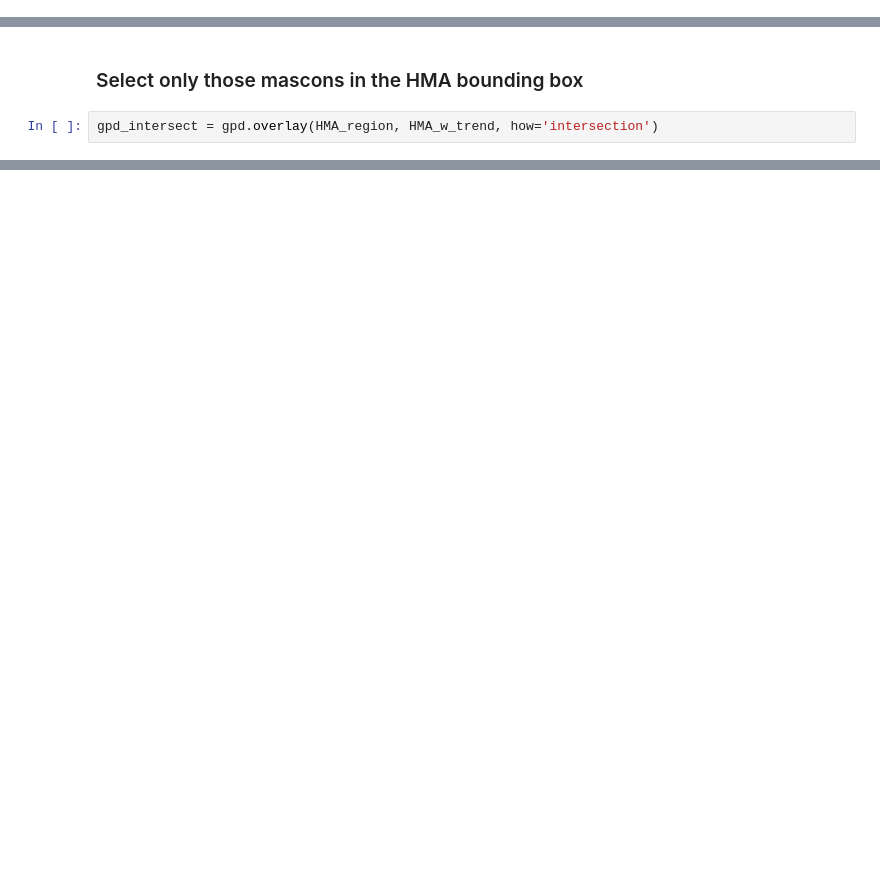
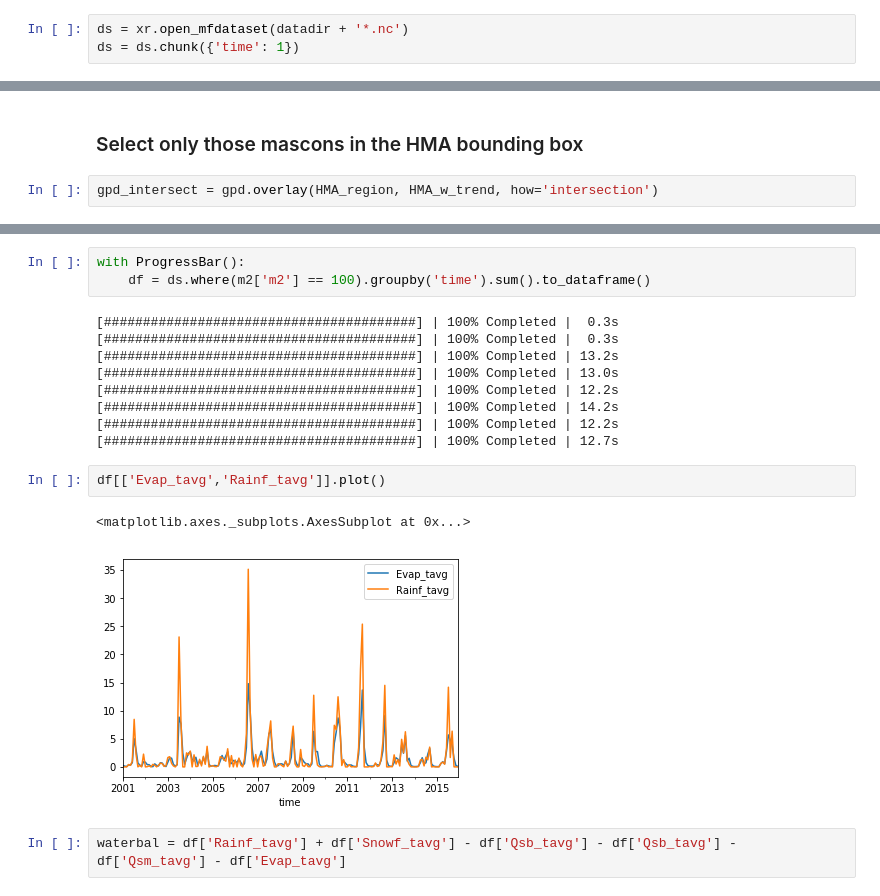
Before and after one commit to NASA-Planetary-Science/HiMAT, a Jupyter notebook: Projects/GRACE_MASCON/GRACE_HMA.ipynb, the cells around one changed output, grey strips where cells are left out. Cells and saved outputs as stored; diff of their text form; blank space fills up the shorter version.

```diff
--- a/Projects/GRACE_MASCON/GRACE_HMA.ipynb
+++ b/Projects/GRACE_MASCON/GRACE_HMA.ipynb
@@ -85,0 +89,3 @@ subset = data['Qsm_tavg'].isel(time=0)
+# %%
+ds = xr.open_mfdataset(datadir + '*.nc')
+ds = ds.chunk({'time': 1})
@@ -169,0 +206,19 @@ Coordinates:
+# %%
+with ProgressBar():
+    df = ds.where(m2['m2'] == 100).groupby('time').sum().to_dataframe()
+# %% [output]
+[########################################] | 100% Completed |  0.3s
+[########################################] | 100% Completed |  0.3s
+[########################################] | 100% Completed | 13.2s
+[########################################] | 100% Completed | 13.0s
+[########################################] | 100% Completed | 12.2s
+[########################################] | 100% Completed | 14.2s
+[########################################] | 100% Completed | 12.2s
+[########################################] | 100% Completed | 12.7s
+# %%
+df[['Evap_tavg','Rainf_tavg']].plot()
+# %% [output]
+<matplotlib.axes._subplots.AxesSubplot at 0x...>
+[figure, added]
+# %%
+waterbal = df['Rainf_tavg'] + df['Snowf_tavg'] - df['Qsb_tavg'] - df['Qsb_tavg'] - df['Qsm_tavg'] - df['Evap_tavg']
```
Also changed, not shown: parts of 30 cells of this notebook.
